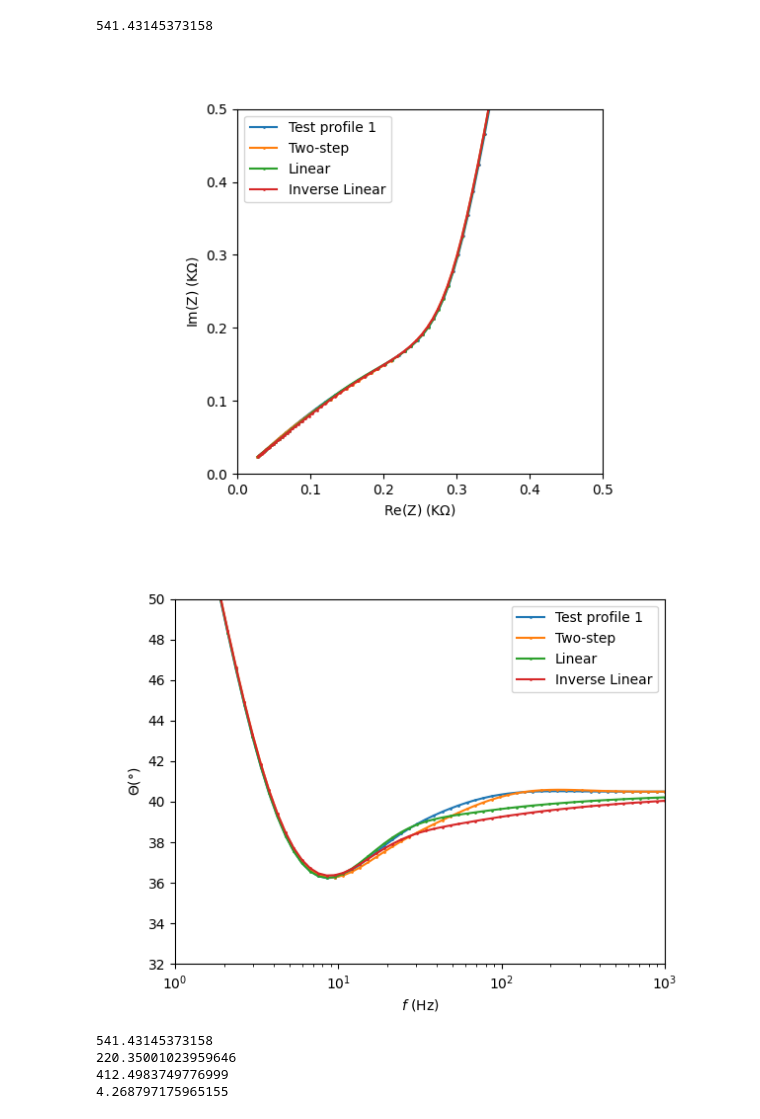
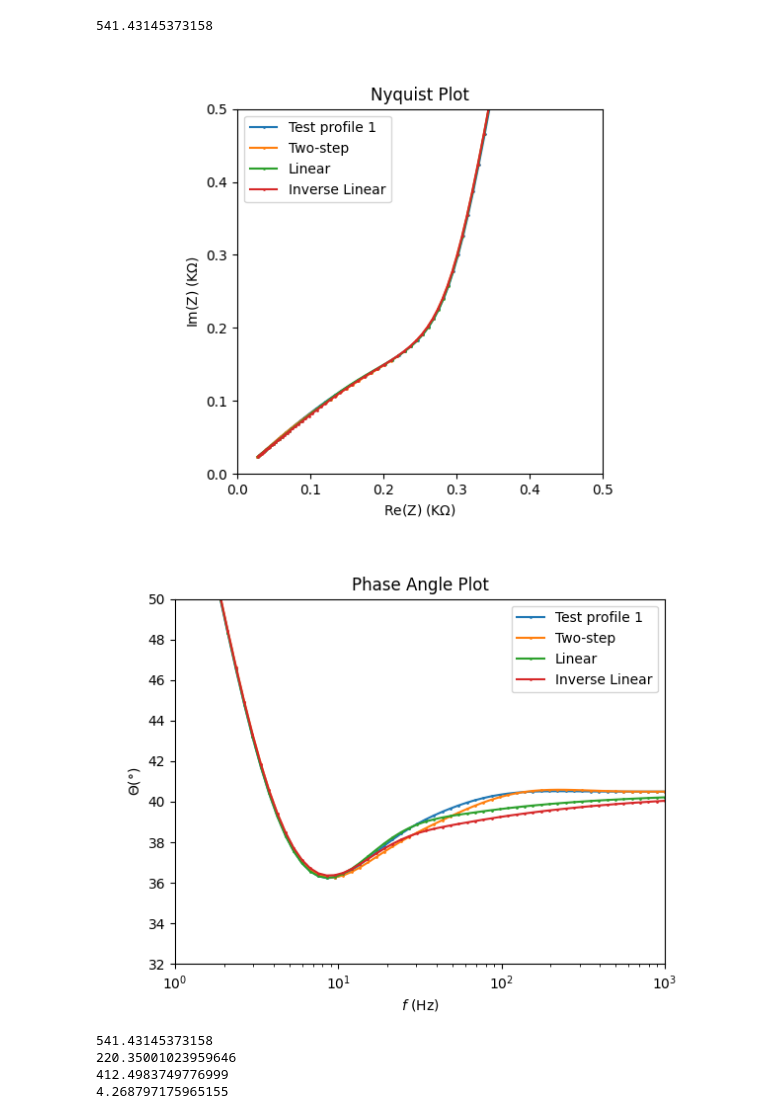
Before and after one commit to Yugal0/fitting-gen-arbitrary-eis, a Jupyter notebook: main_prof_1.ipynb, the cells around one changed output. Saved outputs shown, nothing was run; the diff lists cells and outputs as text; code cells hidden in the pictures.

```diff
--- a/main_prof_1.ipynb
+++ b/main_prof_1.ipynb
@@ -262,6 +267,7 @@ mp.dps=30
 # %%
 fig, ax=plt.subplots()
 ax.plot(np.real(z_arbi)/1000,-np.imag(z_arbi)/1000,label="Test profile 1",marker=".",ms=2)
+# ax.plot(np.real(z_arbi)/1000,-np.imag(z_arbi)/1000,marker=".",ms=2)
 # ax.plot([0,0],[0.35,0.35])
 ax.plot(np.real(z_two)/1000,-np.imag(z_two)/1000,label="Two-step",marker=".",ms=2)
 ax.plot(np.real(z_lin)/1000,-np.imag(z_lin)/1000,label="Linear",marker=".",ms=2)
@@ -270,41 +276,47 @@ ax.plot(np.real(z_ilin)/1000,-np.imag(z_ilin)/1000,label="Inverse Linear",marker
 ax.set_aspect("equal")
 ax.set_xlabel("Re(Z)$\;($K$\Omega$)")
 ax.set_ylabel("Im(Z)$\;($K$\Omega$)")
+ax.set_title("Nyquist Plot")
 ax.set_xlim(0,0.5)
 ax.set_ylim(0,0.5)
 ax.legend()
-fig.savefig("nyq_prof1.png",dpi=500)
+# fig.savefig("figs/nyq_demo.png",dpi=500)
+# fig.savefig("figs/nyq_prof1_two.png",dpi=500)
+fig.savefig("figs/nyq_prof1_all.png",dpi=500)
 # fig.savefig("nyqfulltwo_demo.png",dpi=500)
 # ax.legend()
 # ax.xaxis.set_minor_locator(MultipleLocator(0.1))
 # ax.grid(True)
 
 fig2, ax2=plt.subplots()
 ax2.plot(freq_range,-np.angle(z_arbi,deg=True),marker=".",label="Test profile 1",ms=2)
+# ax2.plot(freq_range,-np.angle(z_arbi,deg=True),marker=".",ms=2)
 
 # ax2.plot(freq_range[int(len(freq_range)/2):len(freq_range)],np.full(int(len(freq_range)/2),-np.angle(z_arbi[len(z_arbi)-1],deg=True)),linestyle="--",color="black",label="Arbitrary")
 
 # np.full(int(len(freq_range)/2),np.full(len(freq_range)-np.min(-np.angle(z,deg=True))))
 
 # ax2.plot(freq_range[int(len(freq_range)/2):len(freq_range)],np.full(int(len(freq_range)/2),np.min(-np.angle(z,deg=True))),linestyle="--",color="black",label="Arbitrary")
 
 ax2.plot(np.logspace(-2,3,100),-np.angle(z_two,deg=True),marker=".",label="Two-step",ms=2)
 ax2.plot(np.logspace(-2,3,100),-np.angle(z_lin,deg=True),marker=".",label="Linear",ms=2)
 ax2.plot(np.logspace(-2,3,100),-np.angle(z_ilin,deg=True),marker=".",label="Inverse Linear",ms=2)
 ax2.legend()
 # axx.yaxis.set_minor_locator(MultipleLocator(0.5))
 ax2.set_ylabel("$\Theta (\degree)$")
 ax2.set_xlabel("$f$ (Hz)")
 ax2.set_xscale("log")
 ax2.set_ylim(32,50)
 ax2.set_xlim(1,1e3)
+ax2.set_title("Phase Angle Plot")
 # ax2.set_xmargin(1)
-fig2.savefig("bode_prof1.png",dpi=500)
+# fig2.savefig("figs/bode_prof1_two.png",dpi=500)
+fig2.savefig("figs/bode_prof1_all.png",dpi=500)
 # fig2.savefig("bodetwo_demo.png",dpi=500)
 # ax2.grid(True)
 # %% [output]
-[figure, old version]
+[figure, new version]
-[figure, old version]
+[figure, new version]
 # %%
 # print(dip_angle)
 # print(R1_by_R2_two)
```
Also changed, not shown: parts of 2 cells of this notebook, 26 other files.
